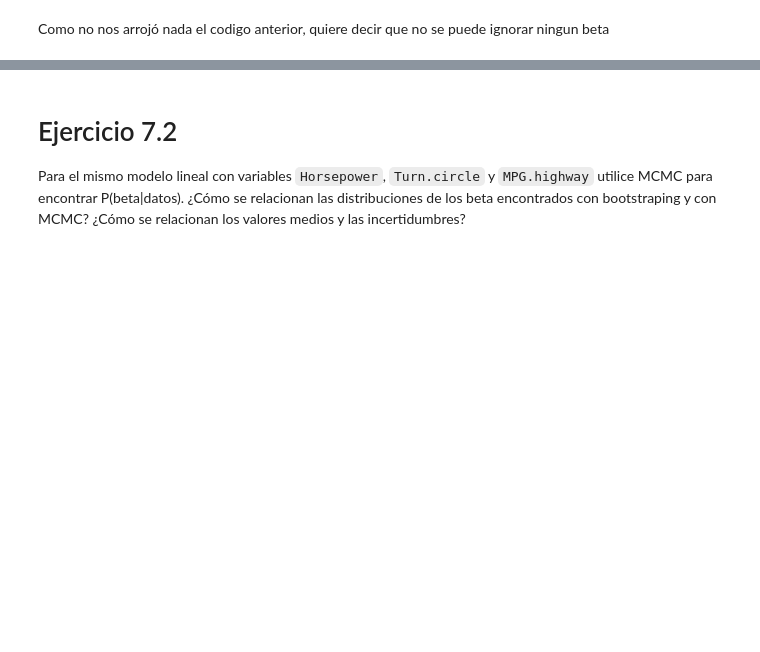
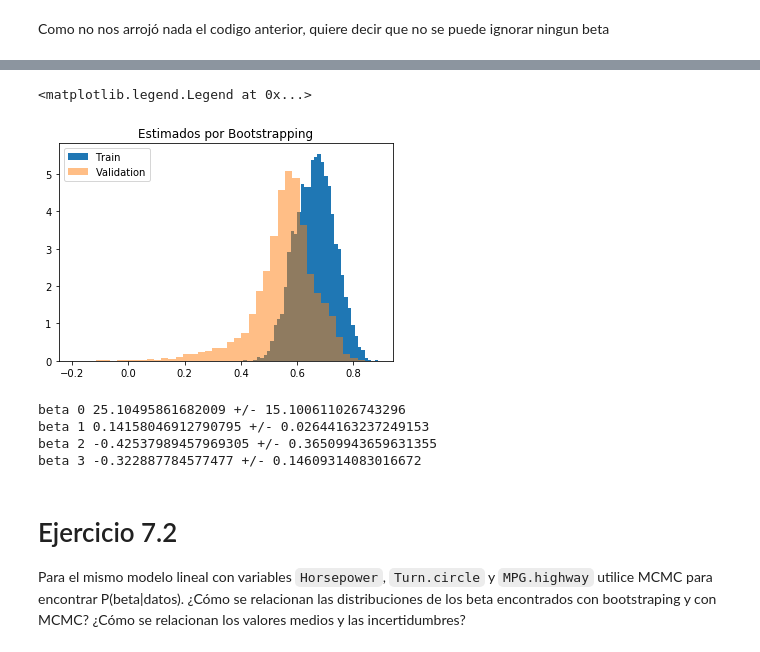
Before and after one commit to JoseMontanaC/Metodos_Computacionales, a Jupyter notebook: Repaso_Ejercicios/Ejercicio_14/Ejercicio_14.ipynb, the cells around one changed output, grey strips where cells are left out. Cells and saved outputs as stored; diff of their text form; code cells hidden in the pictures; blank space fills up the shorter version.

```diff
--- a/Repaso_Ejercicios/Ejercicio_14/Ejercicio_14.ipynb
+++ b/Repaso_Ejercicios/Ejercicio_14/Ejercicio_14.ipynb
@@ -222,3 +253,22 @@ Como no nos arrojó nada el codigo anterior, quiere decir que no se puede ignora
+# %%
+_ = plt.hist(r2_train, bins=40, density=True, label='Train')
+_ = plt.hist(r2_validation, bins=40, alpha=0.5, density=True, label='Validation')
+
+plt.title("Estimados por Bootstrapping")
+plt.legend()
+# %% [output]
+<matplotlib.legend.Legend at 0x...>
+[figure, added]
+# %%
+print('beta 0 {} +/- {}'.format(beta_0.mean(), beta_0.std() ))
+print('beta 1 {} +/- {}'.format(beta_1.mean(), beta_1.std() ))
+print('beta 2 {} +/- {}'.format(beta_2.mean(), beta_2.std() ))
+print('beta 3 {} +/- {}'.format(beta_3.mean(), beta_3.std() ))
+# %% [output]
+beta 0 25.10495861682009 +/- 15.100611026743296
+beta 1 0.14158046912790795 +/- 0.02644163237249153
+beta 2 -0.42537989457969305 +/- 0.36509943659631355
+beta 3 -0.322887784577477 +/- 0.14609314083016672
 # %% [markdown]
 # Ejercicio 7.2
 
```
Also changed, not shown: parts of 17 cells of this notebook.
